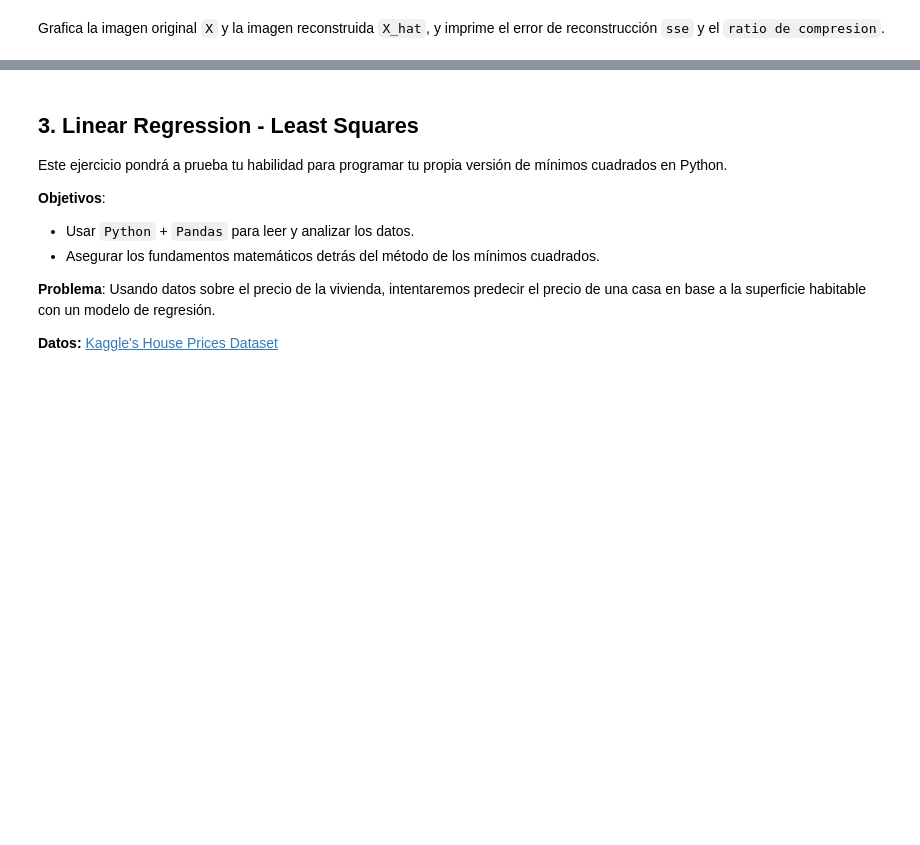
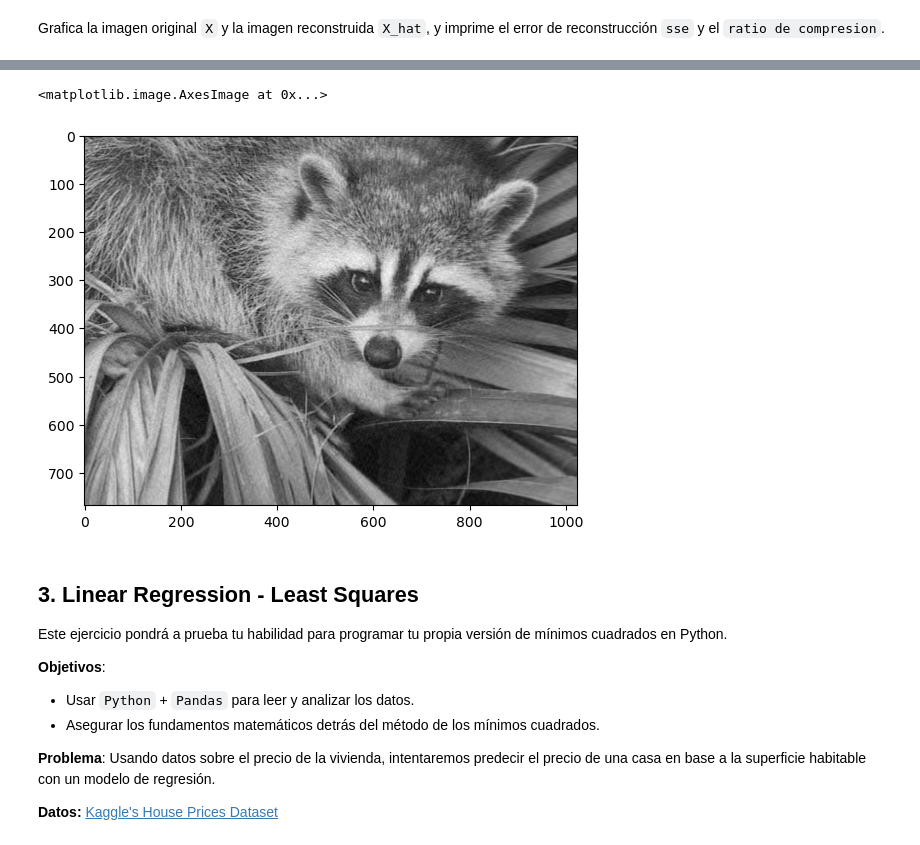
Before and after one commit to andresRah/Keepcoding-algebra-calculo, a Jupyter notebook: ALG00-Practica.ipynb, the cells around one changed output, grey strips where cells are left out. Cells and saved outputs as stored; diff of their text form; code cells hidden in the pictures; blank space fills up the shorter version.

```diff
--- a/ALG00-Practica.ipynb
+++ b/ALG00-Practica.ipynb
@@ -425,0 +426,3 @@ def reconstruction(U, S, Vt):
+# %%
+X_hat = reconstruction(U, S, Vt)
+X_hat
@@ -427,0 +446,3 @@ Calcula el error de reconstrucción usando la función `sse` que has programado
+# %%
+sse = sse_score(A, X_hat)
+sse
@@ -454,5 +477,25 @@ def image_compression(A, n_components):
     Ejemplo:
         A_hat, sse, comp_ratio = image_compression(A, n_components=50)
     """
+    U, S, Vt = svm(A)
+
+    U_reducida = U[:, :n_components]
+    S_reducida = S[:n_components, :n_components]
+    Vt_reducida = Vt[:n_components, :]
+
+    X_hat = reconstruction(U_reducida, S_reducida, Vt_reducida)
+
+    sse = sse_score(A, X_hat)
+
+    comp_ratio = (A.shape[1]*n_components + n_components + n_components*A.shape[0]) / (A.shape[1] * A.shape[0])
+
+    return X_hat, sse, comp_ratio
 # %% [markdown]
 Grafica la imagen original `X` y la imagen reconstruida `X_hat`, y imprime el error de reconstrucción `sse` y el `ratio de compresion`.
+# %%
+A_hat, sse, comp_ratio = image_compression(A, n_components=50)
+
+print('SSE',sse)
+print('comp_ratio',comp_ratio)
+
+plt.imshow(A, cmap=plt.cm.gray)
@@ -459,3 +507,8 @@ Grafica la imagen original `X` y la imagen reconstruida `X_hat`, y imprime el er
+# %%
+plt.imshow(A_hat, cmap=plt.cm.gray)
+# %% [output]
+<matplotlib.image.AxesImage at 0x...>
+[figure, added]
 # %% [markdown]
 ## 3. Linear Regression - Least Squares
 
```
Also changed, not shown: parts of 7 cells of this notebook.
